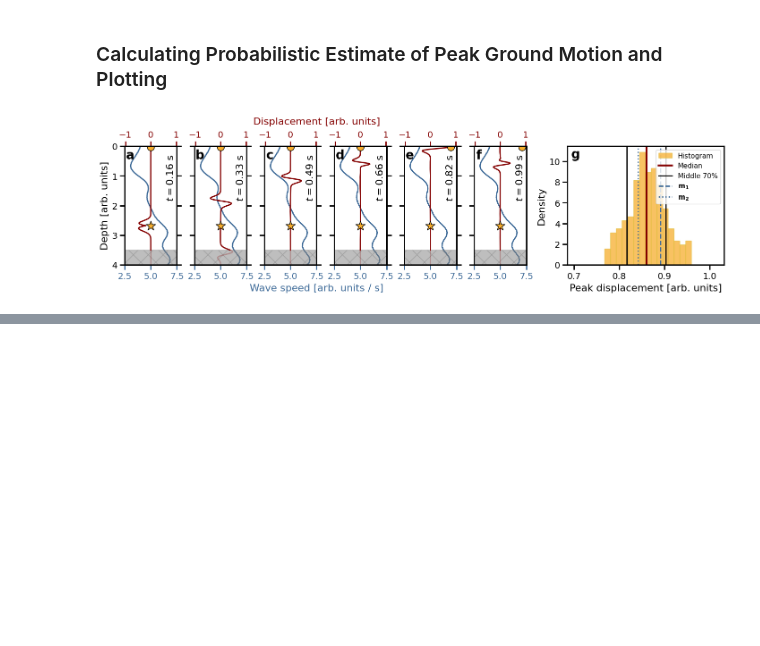
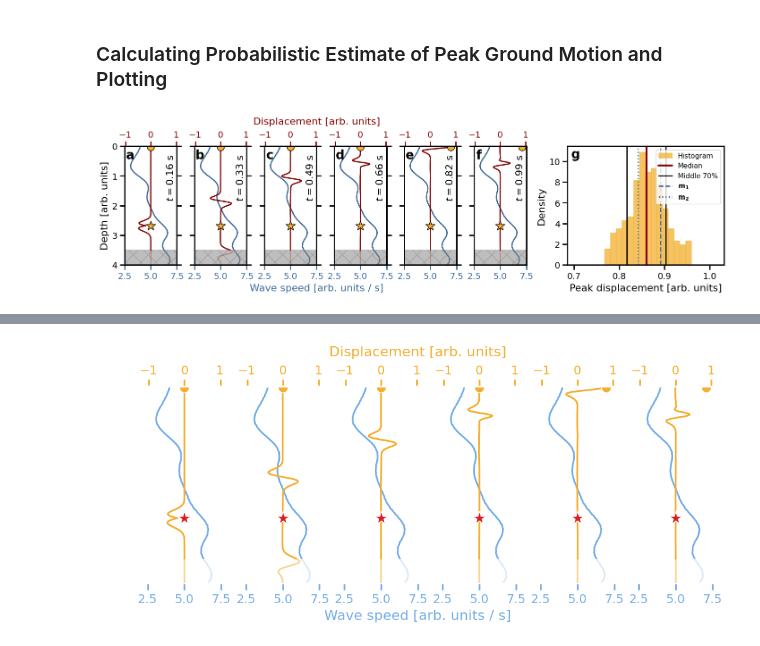
Before and after one commit to sscivier/gp-prob-earthquake-shaking, a Jupyter notebook: workflow.ipynb, the cells around one changed output, grey strips where cells are left out. Cells and saved outputs as stored; diff of their text form; code cells hidden in the pictures; blank space fills up the shorter version.

```diff
--- a/workflow.ipynb
+++ b/workflow.ipynb
@@ -585,0 +693,64 @@ plt.show()
+# %%
+colors_poster = ["#F6AE2D", "#75AEE9"]
+
+fig, axs = plt.subplots(1, 6, figsize=(10, 4.5), constrained_layout=True)
+
+for col, ax in enumerate(axs.flat):
+
+    ax.set_xlim(2.5, 7.5)
+    ax.set_ylim(0, 4)
+
+    ax.invert_yaxis()
+
+    ax2 = ax.twiny()
+
+    ax2.set_xlim(- (median + 4 * d_med_upper), median + 4 * d_med_upper)
+
+    if col == 5:
+        pass
+    else:
+        ax.tick_params(right=True)
+
+    if col == 0:
+        ax.set_ylabel("Depth [arb. units]")
+
+    if col == 2:
+        ax2.set_xlabel("Displacement [arb. units]", color=colors_poster[0], labelpad=10, x=1)
+        ax.set_xlabel("Wave speed [arb. units / s]", color=colors_poster[1], labelpad=5, x=1)
+
+    if col != 0:
+        ax.set_yticklabels([])
+
+    ax.tick_params(axis='x', labelcolor=colors_poster[1], color=colors_poster[1])
+    ax2.tick_params(axis='x', labelcolor=colors_poster[0], color=colors_poster[0])
+
+    N = 96
+
+    ax.text(0.8, 0.55, f"$t = {N * (1 + col) * dt:0.2f}$ s", transform=ax.transAxes, fontsize=16, rotation="vertical")
+
+    ax2.plot(plotting_wavefield[N * (1 + col), :-num_pml_points], x[:-num_pml_points], color=colors_poster[0])
+    ax2.plot(plotting_wavefield[N * (1 + col), -num_pml_points - 1:], x[-num_pml_points - 1:], color=colors_poster[0], alpha=0.5, zorder=5)
+    ax.plot(velocity_samples[1, :-num_pml_points], x[:-num_pml_points], color=colors_poster[1])
+    ax.plot(velocity_samples[1, -num_pml_points - 1:], x[-num_pml_points - 1:], color=colors_poster[1], alpha=0.5, zorder=5)
+
+    ax2.scatter(0, src_idx * dx, color=colors[2], marker="*", s=256, edgecolor="white", zorder=5)
+
+    ax2.scatter(peak_amplitudes[1, N * (1 + col)], 0.025, color=colors_poster[0], marker="o", s=128, edgecolor="white", zorder=2)
+
+    ax2.fill_between([-10., 10.], domain_size - num_pml_points * dx, 4, color="white", alpha=0.5, zorder=0)
+
+lposx = 0.1
+lposy = 0.925
+
+axs[0].text(lposx, lposy, r"$\bf{a}$", transform=axs[0].transAxes, fontsize=20, ha="center", va="center")
+axs[1].text(lposx, lposy, r"$\bf{b}$", transform=axs[1].transAxes, fontsize=20, ha="center", va="center")
+axs[2].text(lposx, lposy, r"$\bf{c}$", transform=axs[2].transAxes, fontsize=20, ha="center", va="center")
+axs[3].text(lposx, lposy, r"$\bf{d}$", transform=axs[3].transAxes, fontsize=20, ha="center", va="center")
+axs[4].text(lposx, lposy, r"$\bf{e}$", transform=axs[4].transAxes, fontsize=20, ha="center", va="center")
+axs[5].text(lposx, lposy, r"$\bf{f}$", transform=axs[5].transAxes, fontsize=20, ha="center", va="center")
+
+# plt.savefig("./figures/wave_propagation_poster.svg", bbox_inches="tight")
+
+plt.show()
+# %% [output]
+[figure, added]
```
Also changed, not shown: parts of 6 cells of this notebook, 10 other files.
